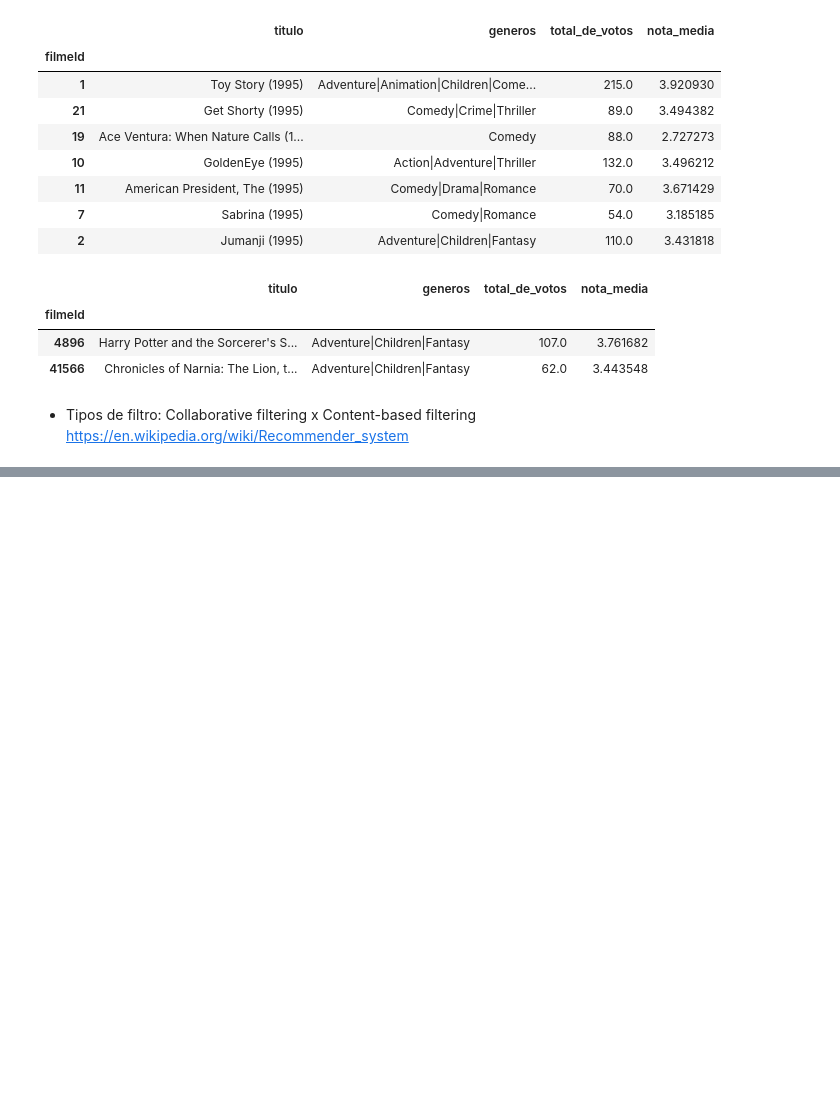
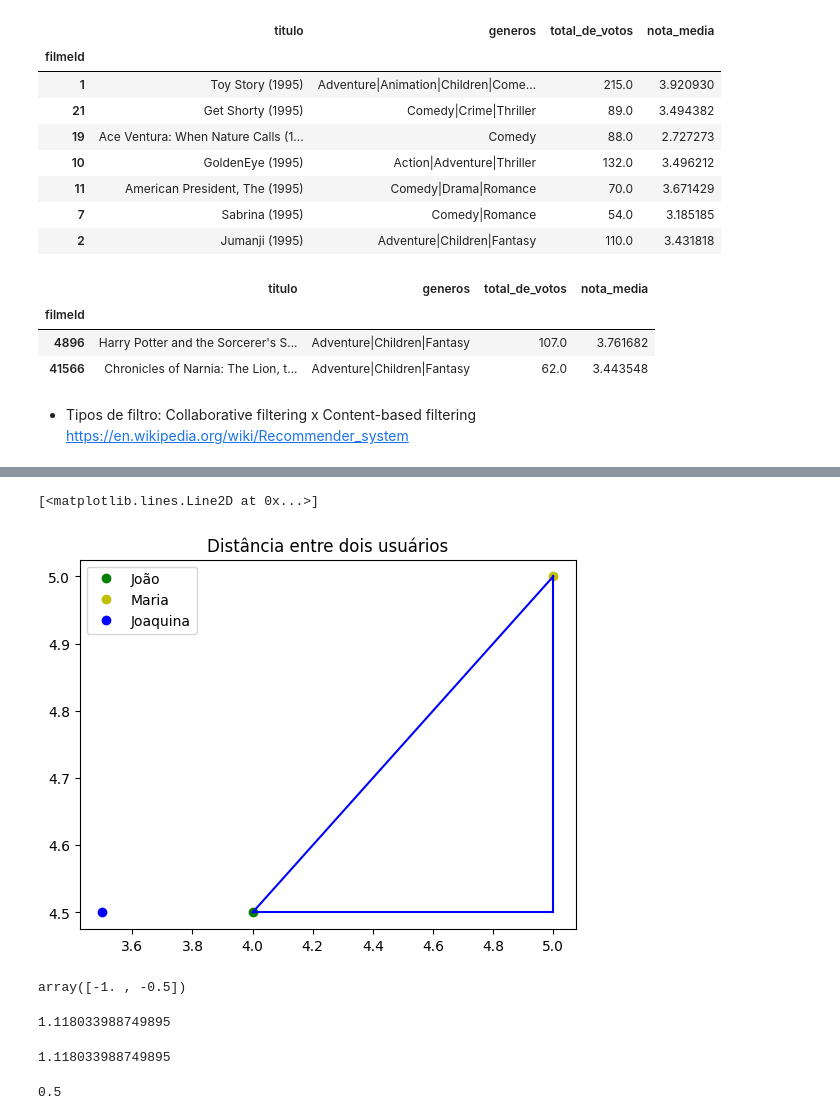
Before and after one commit to LuTDC/ml_negocios_digitais, a Jupyter notebook: Machine Learning - Intro a sistemas de recomendação em Python/Projeto.ipynb, the cells around one changed output, grey strips where cells are left out. Saved outputs shown, nothing was run; the diff lists cells and outputs as text; code cells hidden in the pictures; blank space fills up the shorter version.

```diff
--- a/Machine Learning - Intro a sistemas de recomendação em Python/Projeto.ipynb
+++ b/Machine Learning - Intro a sistemas de recomendação em Python/Projeto.ipynb
@@ -177,0 +190,13 @@ https://en.wikipedia.org/wiki/Recommender_system
+# %%
+plt.plot(4, 4.5, 'go')
+plt.plot(5, 5, 'yo')
+plt.plot(3.5, 4.5, 'bo')
+plt.legend(['João', 'Maria', 'Joaquina'])
+plt.title('Distância entre dois usuários')
+
+plt.plot([4, 5], [4.5, 4.5], linestyle='-', color='blue')
+plt.plot([4, 5], [4.5, 5], linestyle='-', color='blue')
+plt.plot([5, 5], [4.5, 5], linestyle='-', color='blue')
+# %% [output]
+[<matplotlib.lines.Line2D at 0x...>]
+[figure, added]
@@ -177,0 +205,24 @@ https://en.wikipedia.org/wiki/Recommender_system
+# %%
+joao = np.array([4, 4.5])
+maria = np.array([5, 5])
+
+joao - maria
+# %% [output]
+array([-1. , -0.5])
+# %%
+def pitagoras(a, b):
+    (delta_x, delta_y) = a - b
+    return np.sqrt(delta_x ** 2 + delta_y ** 2)
+
+pitagoras(joao, maria)
+# %% [output]
+1.118033988749895
+# %%
+np.linalg.norm(joao - maria)
+# %% [output]
+1.118033988749895
+# %%
+joaquina = np.array([3.5, 4.5])
+pitagoras(joao, joaquina)
+# %% [output]
+0.5
```
Also changed, not shown: parts of 13 cells of this notebook.
